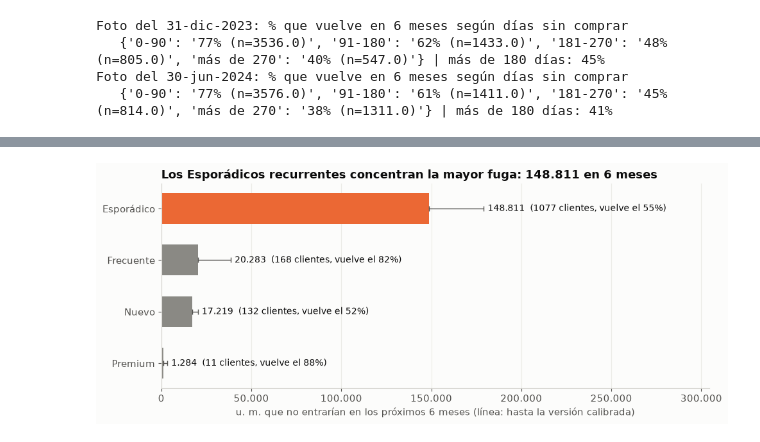
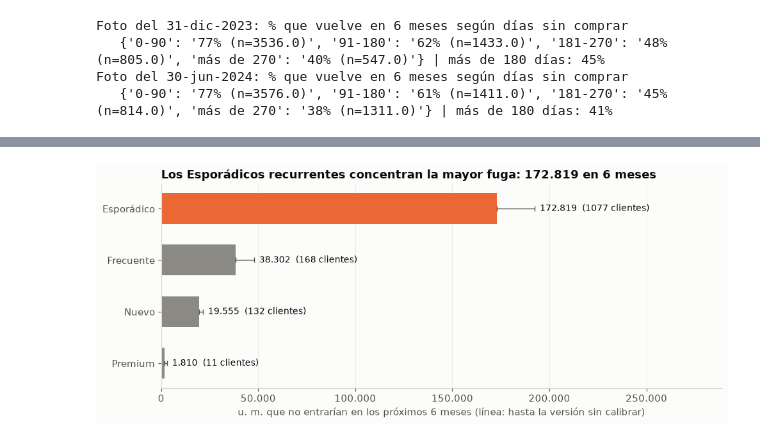
Before and after one commit to mathiascg05/retail-intelligence, a Jupyter notebook: notebooks/03_fugas.ipynb, the cells around one changed output, grey strips where cells are left out. Drawn from its saved outputs; the diff is of its cells as text; code cells hidden in the pictures.

```diff
--- a/notebooks/03_fugas.ipynb
+++ b/notebooks/03_fugas.ipynb
@@ -443,7 +443,7 @@ Pero "en riesgo" no es "perdido": en A1 vimos que el 52% de los que llegan a 180
 Antes de usar la estimación la probamos: con la foto del 31-dic-2023 predecimos lo que pasó en el primer semestre de 2024 y lo comparamos con lo que pasó de verdad.
 # %%
 TRAMOS, NOMBRES = [-1, 90, 180, 270, 10_000], ["0-90", "91-180", "181-270", "más de 270"]
-COMPRAS, GRUPOS = [0, 1, 3, 6, 10_000], ["1 compra", "2–3", "4–6", "7 o más"]
+COMPRAS, GRUPOS = [-1, 0, 1, 3, 6, 10_000], ["ninguna", "1 compra", "2–3", "4–6", "7 o más"]
 segmento = cli.set_index("cliente_id").segmento
 H = pd.Timedelta(days=182)
 
@@ -454,7 +454,9 @@ def foto(corte):
                                     n_compras=("transaccion_id", "size"))
     f["dias_sin_comprar"] = (corte - f.ultima).dt.days
     f["tramo"] = pd.cut(f.dias_sin_comprar, TRAMOS, labels=NOMBRES)
-    f["compras"] = pd.cut(f.n_compras, COMPRAS, labels=GRUPOS)
+    # compras en los 12 meses anteriores a la foto: comparable entre fotos con distinta historia
+    f["compras_12m"] = h[h.fecha > corte - pd.Timedelta(days=365)].groupby("cliente_id").size().reindex(f.index).fillna(0).astype(int)
+    f["compras"] = pd.cut(f.compras_12m, COMPRAS, labels=GRUPOS)
     f["segmento"] = segmento.reindex(f.index)  # solo para describir
     # gasto por semestre desde su primera compra (mínimo un semestre)
     f["gasto_semestral"] = f.gasto / np.maximum(1, (corte - f.primera).dt.days / 182.5)
@@ -595,7 +606,7 @@ def resumen_riesgo(col):
     v["% del total"] = 100 * v.ingreso_perdido / v.ingreso_perdido.sum()
     return v
 
-print("Ingresos que dejarían de entrar en 6 meses, por compras del cliente:")
+print("Ingresos que dejarían de entrar en 6 meses, por compras en los últimos 12 meses (todos los clientes en riesgo):")
 por_compras = resumen_riesgo("compras")
 print(por_compras.round({"p_vuelve": 2, "gasto_semestral": 0, "ingreso_perdido": 0, "calibrado": 0, "% del total": 1}).to_string())
 
@@ -604,7 +615,8 @@ v = rec.groupby("segmento").agg(en_riesgo=("p_vuelve", "size"), p_vuelve=("p_vue
                                 gasto_semestral=("gasto_semestral", "mean"), ingreso_perdido=("ingreso_perdido", "sum"))
 v["calibrado"] = riesgo_cal[riesgo_cal.recurrente].groupby("segmento").ingreso_perdido.sum()
 v["% del total"] = 100 * v.ingreso_perdido / v.ingreso_perdido.sum()
-v = v.sort_values("ingreso_perdido", ascending=False)
+v["% del total"] = 100 * v.calibrado / v.calibrado.sum()
+v = v.sort_values("calibrado", ascending=False)
 print("\nSolo clientes recurrentes (2 o más compras), por segmento del archivo:")
 print(v.round({"p_vuelve": 2, "gasto_semestral": 0, "ingreso_perdido": 0, "calibrado": 0, "% del total": 1}).to_string())
 print("\nClientes con una sola compra en riesgo, por segmento del archivo:", riesgo[~riesgo.recurrente].segmento.value_counts().to_dict())
@@ -636,14 +649,14 @@ Clientes con una sola compra en riesgo, por segmento del archivo: {'Inactivo': 6
 # %%
 # Gráfico: % que vuelve en 6 meses según días sin comprar, por compras hasta la foto (30-jun-2024)
-colores = {"7 o más": AZUL, "4–6": "#7aa9e6", "2–3": GRIS, "1 compra": NARANJA}
+colores = {"7 o más": AZUL, "4–6": "#7aa9e6", "2–3": GRIS, "1 compra": NARANJA, "ninguna": "#c9c8c3"}
 tab = 100 * t24.vuelve.unstack()
 fig, ax = plt.subplots(figsize=(10, 4.6))
 x = np.arange(1, len(NOMBRES))
-for g in GRUPOS[::-1]:
+for g in [x for x in GRUPOS[::-1] if x in tab.index]:
     fila = tab.loc[g].reindex(NOMBRES[1:])
     ax.plot(x, fila, marker="o", color=colores[g], lw=2)
     ult = fila.last_valid_index()
-    ax.text(NOMBRES.index(ult) + 0.08, fila[ult], f"{g}" + (" compras" if g != "1 compra" else ""), va="center", color=colores[g], fontsize=10)
+    ax.text(NOMBRES.index(ult) + 0.08, fila[ult], f"{g}" + (" compras" if g not in ("1 compra", "ninguna") else ""), va="center", color=colores[g], fontsize=10)
 ax.axvspan(1.5, 3.4, color="#f6e3da", alpha=0.5, zorder=0)
 ax.text(1.55, 103, "en riesgo (más de 180 días)", fontsize=10, color=TEXTO_2)
 ax.set_xticks(x, [f"{n} días" for n in NOMBRES[1:]])
@@ -651,8 +664,10 @@ ax.set_xlim(0.8, 3.9)
 ax.set_ylim(0, 110)
 ax.set_xlabel("días sin comprar")
 ax.set_ylabel("% que vuelve en 6 meses")
-uno, siete = tab.loc["1 compra", "181-270"], tab.loc["7 o más", "181-270"]
-ax.set_title(f"Tras 6 meses sin comprar, vuelve el {uno:.0f}% de quien compró una vez\ny el {siete:.0f}% de quien compró 7 veces o más")
+ax.legend([], frameon=False)
+ax.text(0.85, 4, "grupos: compras en los 12 meses anteriores", fontsize=9, color=TEXTO_2)
+uno, cuatro = tab.loc["1 compra", "181-270"], tab.loc["4–6", "181-270"]
+ax.set_title(f"Tras 6 meses sin comprar, vuelve el {uno:.0f}% de quien compró una vez en el último año\ny el {cuatro:.0f}% de quien compró de 4 a 6 veces")
 fig.tight_layout()
 fig.savefig(FIG / "a3_retorno_compras.png", dpi=150)
 plt.show()
@@ -730,27 +749,26 @@ Margen: en devoluciones, bajo = el proveedor asume los defectuosos y alto = la e
 # %%
-# Gráfico: ingresos perdidos a 6 meses por segmento del archivo (clientes recurrentes en riesgo)
-v2 = v.sort_values("ingreso_perdido")
+# Gráfico: ingresos perdidos a 6 meses por segmento del archivo (clientes recurrentes en riesgo; barra = versión calibrada)
+v2 = v.sort_values("calibrado")
 y = np.arange(len(v2))
 fig, ax = plt.subplots(figsize=(10, 4.2))
-ax.barh(y, v2.ingreso_perdido, color=[NARANJA if s == v2.ingreso_perdido.idxmax() else GRIS for s in v2.index], height=0.6)
-ax.errorbar(v2.ingreso_perdido, y, xerr=[np.zeros(len(v2)), (v2.calibrado - v2.ingreso_perdido).clip(lower=0)],
+ax.barh(y, v2.calibrado, color=[NARANJA if s == v2.calibrado.idxmax() else GRIS for s in v2.index], height=0.6)
+ax.errorbar(v2.calibrado, y, xerr=[np.zeros(len(v2)), (v2.ingreso_perdido - v2.calibrado).clip(lower=0)],
             fmt="none", ecolor=TEXTO_2, capsize=3, lw=1)
 for i, (s, fila) in enumerate(v2.iterrows()):
-    ax.text(fila.calibrado + v2.ingreso_perdido.max() * 0.015, i,
-            f"{miles(fila.ingreso_perdido)}  ({int(fila.en_riesgo)} clientes, vuelve el {100 * fila.p_vuelve:.0f}%)",
-            va="center", fontsize=10)
+    ax.text(max(fila.calibrado, fila.ingreso_perdido) + v2.calibrado.max() * 0.015, i,
+            f"{miles(fila.calibrado)}  ({int(fila.en_riesgo)} clientes)", va="center", fontsize=10)
 ax.set_yticks(y, v2.index)
-ax.set_xlim(0, v2.calibrado.max() * 1.7)
+ax.set_xlim(0, v2.ingreso_perdido.max() * 1.5)
 ax.xaxis.set_major_formatter(plt.FuncFormatter(lambda x, _: miles(x)))
-ax.set_xlabel("u. m. que no entrarían en los próximos 6 meses (línea: hasta la versión calibrada)")
-top = v.ingreso_perdido.idxmax()
-ax.set_title(f"Los {top}s recurrentes concentran la mayor fuga: {miles(v.ingreso_perdido.max())} en 6 meses")
+ax.set_xlabel("u. m. que no entrarían en los próximos 6 meses (línea: hasta la versión sin calibrar)")
+top = v.calibrado.idxmax()
+ax.set_title(f"Los {top}s recurrentes concentran la mayor fuga: {miles(v.calibrado.max())} en 6 meses")
 ax.grid(axis="y", visible=False)
 fig.tight_layout()
 fig.savefig(FIG / "a3_fuga_segmento.png", dpi=150)
 plt.show()
 # %% [output]
-[figure, old version]
+[figure, new version]
 # %% [markdown]
 ## 5. Resumen de A3
 
```
Also changed, not shown: parts of 10 cells of this notebook, 4 other files.
